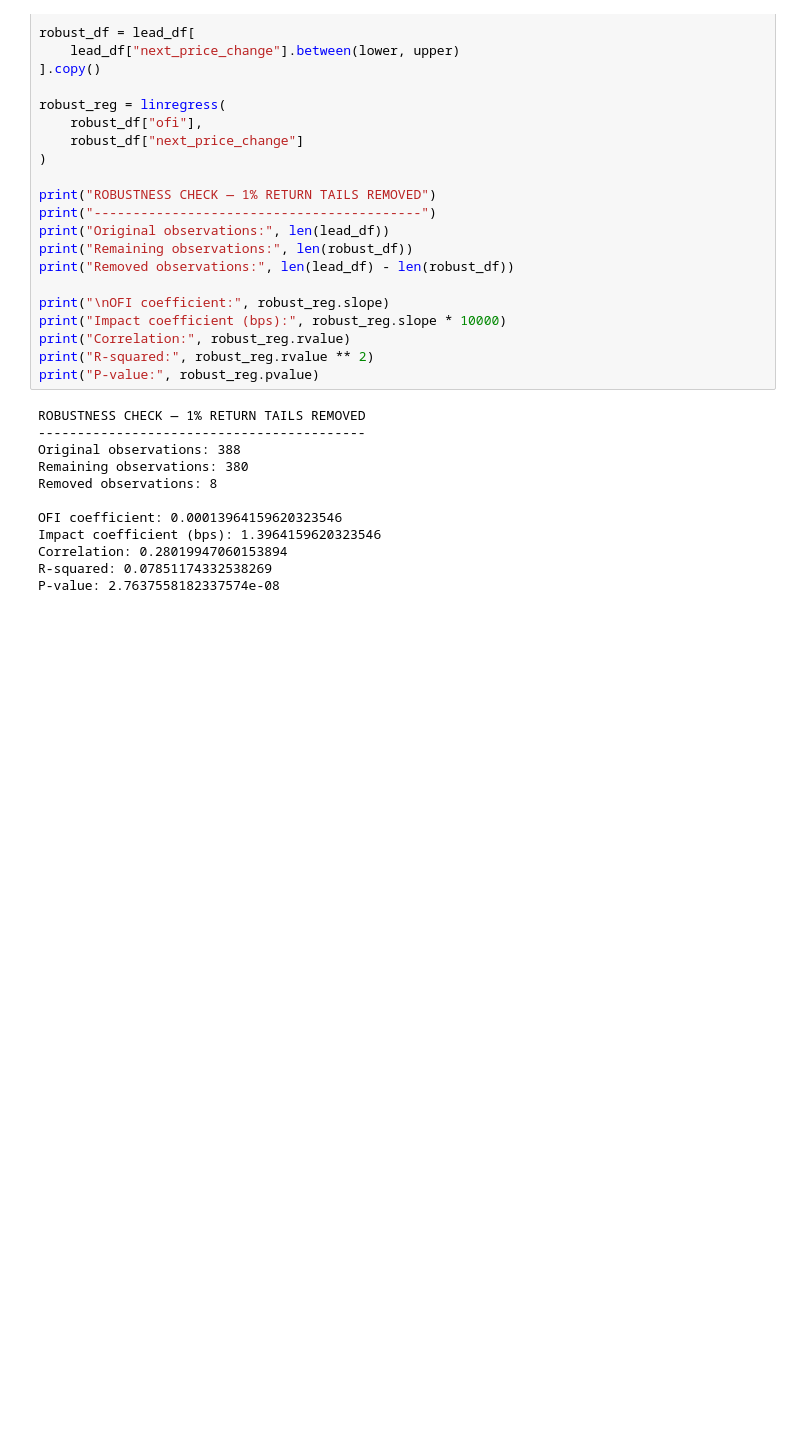
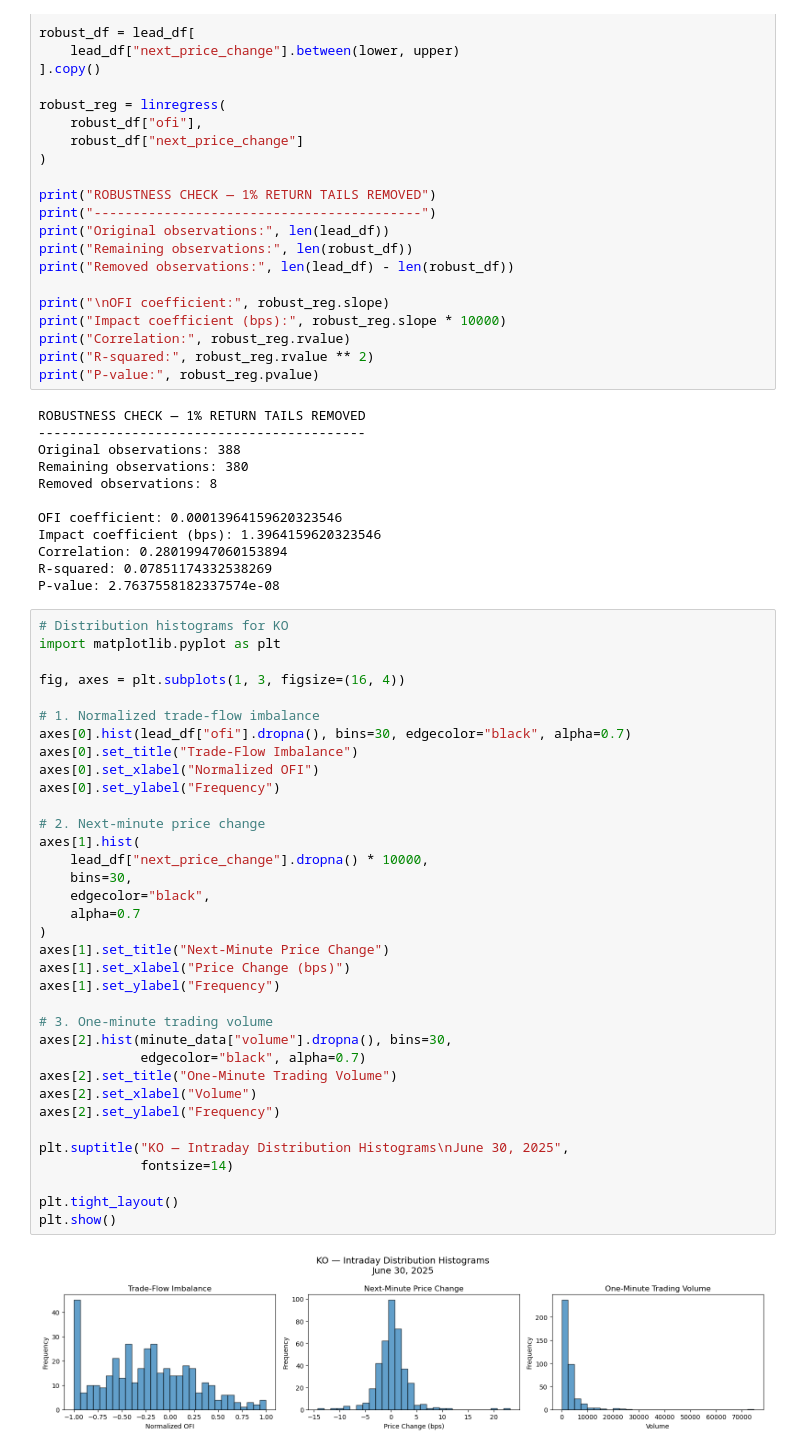
Before and after one commit to MariamKaranjia/LOBSTER-Market-Impact, a Jupyter notebook: notebooks/01_data_exploration.ipynb, the cells around one changed output. Saved outputs shown, nothing was run; the diff lists cells and outputs as text; blank space fills up the shorter version.

```diff
--- a/notebooks/01_data_exploration.ipynb
+++ b/notebooks/01_data_exploration.ipynb
@@ -752,3 +752,40 @@ Impact coefficient (bps): 1.3964159620323546
 Correlation: 0.28019947060153894
 R-squared: 0.07851174332538269
 P-value: 2.7637558182337574e-08
+# %%
+# Distribution histograms for KO
+import matplotlib.pyplot as plt
+
+fig, axes = plt.subplots(1, 3, figsize=(16, 4))
+
+# 1. Normalized trade-flow imbalance
+axes[0].hist(lead_df["ofi"].dropna(), bins=30, edgecolor="black", alpha=0.7)
+axes[0].set_title("Trade-Flow Imbalance")
+axes[0].set_xlabel("Normalized OFI")
+axes[0].set_ylabel("Frequency")
+
+# 2. Next-minute price change
+axes[1].hist(
+    lead_df["next_price_change"].dropna() * 10000,
+    bins=30,
+    edgecolor="black",
+    alpha=0.7
+)
+axes[1].set_title("Next-Minute Price Change")
+axes[1].set_xlabel("Price Change (bps)")
+axes[1].set_ylabel("Frequency")
+
+# 3. One-minute trading volume
+axes[2].hist(minute_data["volume"].dropna(), bins=30,
+             edgecolor="black", alpha=0.7)
+axes[2].set_title("One-Minute Trading Volume")
+axes[2].set_xlabel("Volume")
+axes[2].set_ylabel("Frequency")
+
+plt.suptitle("KO — Intraday Distribution Histograms\nJune 30, 2025",
+             fontsize=14)
+
+plt.tight_layout()
+plt.show()
+# %% [output]
+[figure, added]
```
Also changed, not shown: parts of 13 cells of this notebook, 4 other files.
